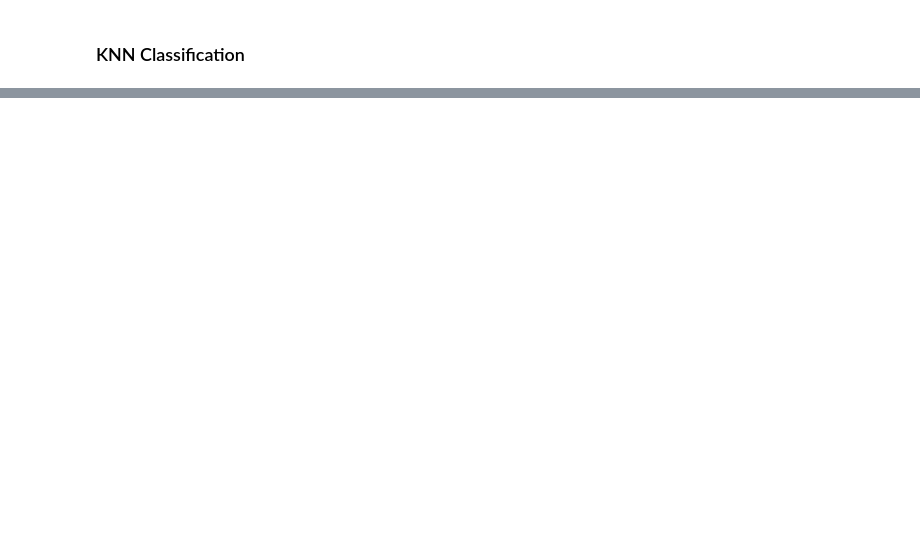
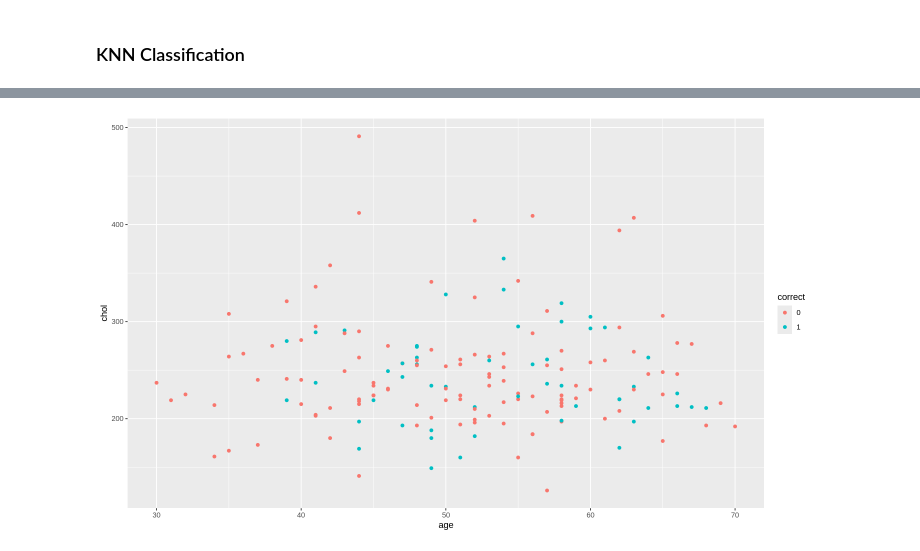
Before and after one commit to Dangel02/heartdisease_dataset, a Jupyter notebook: project_draft.ipynb, the cells around one changed output, grey strips where cells are left out. Cells and saved outputs as stored; diff of their text form; code cells hidden in the pictures; blank space fills up the shorter version.

```diff
--- a/project_draft.ipynb
+++ b/project_draft.ipynb
@@ -278,0 +347,14 @@ heart_test_accuracy
+# %%
+## Testing additional ideas about how to plot!
+library(class)
+heart_correct <- heart_test_predict |>
+                    mutate(correct = as.integer(num) - as.integer(.pred_class)) |>
+                    mutate(correct = as.factor(ifelse(correct == 0, 0, 1)))
+
+heart_correct_plot <- heart_correct |>
+    ggplot(aes(x = age, y = chol)) +
+    geom_point(aes(color = correct))
+
+heart_correct_plot
+# %% [output]
+[figure, added]
```
Also changed, not shown: parts of 19 cells of this notebook.
